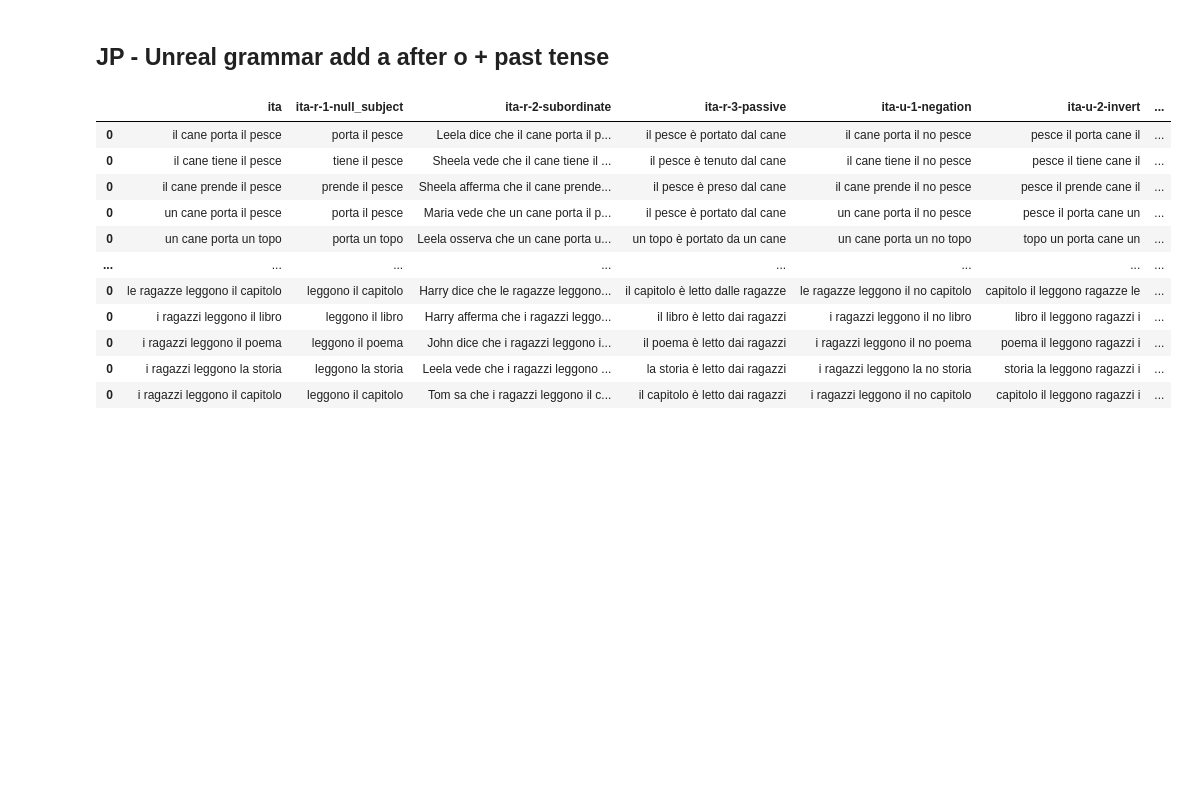
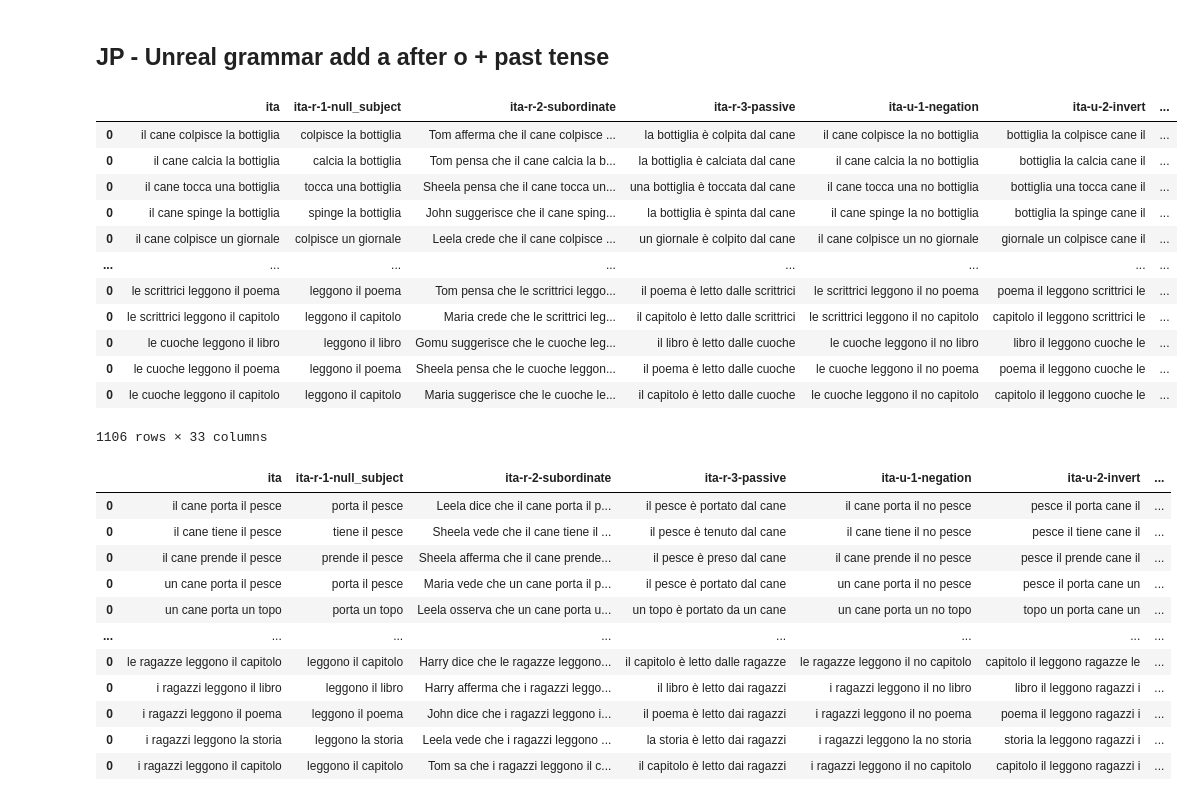
Before and after one commit to arunasank/disjoint-processing-llms, a Jupyter notebook: data-gen/gen-imp-grammars.ipynb, the cells around one changed output. Saved outputs shown, nothing was run; the diff lists cells and outputs as text; code cells hidden in the pictures; blank space fills up the shorter version.

```diff
--- a/data-gen/gen-imp-grammars.ipynb
+++ b/data-gen/gen-imp-grammars.ipynb
@@ -908,9 +965,9 @@ df
 # %% [markdown]
 ## JP real grammar 3 (Subordinate construction)
 # %%
-df['jp-r-3-subordinate'] = df.progress_apply(lambda row: " ".join([row["en-r-1-subordinate"].split(" ")[0]] + ["wa"] + row["en-r-1-subordinate"].split(" ")[3:5] + ["ga"] + row["en-r-1-subordinate"].split(" ")[-2:]  + ["o"] + [row["en-r-1-subordinate"].split(" ")[5]] + ["to"] + [row["en-r-1-subordinate"].split(" ")[1]]), axis=1)
+df['jp-r-3-subordinate'] = df.progress_apply(lambda row: " ".join([row["en-r-1-subordinate"].split(" ")[0]] + ["wa"] + row["en-r-1-subordinate"].split(" ")[3:5] + ["ga"] + row["en-r-1-subordinate"].split(" ")[-2:]  + ["o"] + [row["en-r-1-subordinate"].split(" ")[5]] + ["to"] + [row["en-r-1-subordinate"].split(" ")[1][:-1]]), axis=1)
 
-# df['jap-r-3-subordinate'] = df.progress_apply(lambda row: f'{nounDict_jp[row["jp-r-2-passive"].split(" ")[1]]} {particleDict_jp["wa"]} {nounDict_jp[row["jp-r-2-passive"].split(" ")[4]]} {particleDict_jp["ni"]} {passiveDict_jp[verbDict_jp[row["jp-r-2-passive"].split(" ")[-2]]]}' , axis=1)
+df['jap-r-3-subordinate'] = df.progress_apply(lambda row: f'{nameDict_jp[row["jp-r-3-subordinate"].split(" ")[0]]} {particleDict_jp["wa"]} {row["jap-r-1-sov"].replace(particleDict_jp["wa"],particleDict_jp["ga"])} {particleDict_jp["to"]} {subordinateDict_jp[" ".join(row["jp-r-3-subordinate"].split(" ")[-2:])]}' , axis=1)
 # %% [markdown]
 ## JP - Unreal grammar 1:Add a negation at the end of the object in the real-jp-1 sentence
 # %%
@@ -943,6 +1000,23 @@ df
 ## JP - Unreal grammar add a after o + past tense
 # %%
 df['jp-u-3-past-tense'] = df.progress_apply(lambda row: " ".join(row['jp-r-1-sov'].split(" ")[:-2] + [' o-ta '] + [infinitive[row['jp-r-1-sov'].split(" ")[-1]]]), axis=1)
+df['jap-u-3-past-tense'] = df.progress_apply(lambda row: f'{" ".join(row['jap-r-1-sov'].split(" ")[:-2])} {particleDict_jp['o']}-{particleDict_jp['ta']} {row['jap-r-1-sov'].split(" ")[-1]}', axis=1)
+# %%
+df
+# %% [output]
+|  | ita | ita-r-1-null_subject | ita-r-2-subordinate | ita-r-3-passive | ita-u-1-negation | ita-u-2-invert | ... |
+| 0 | il cane colpisce la bottiglia | colpisce la bottiglia | Tom afferma che il cane colpisce ... | la bottiglia è colpita dal cane | il cane colpisce la no bottiglia | bottiglia la colpisce cane il | ... |
+| 0 | il cane calcia la bottiglia | calcia la bottiglia | Tom pensa che il cane calcia la b... | la bottiglia è calciata dal cane | il cane calcia la no bottiglia | bottiglia la calcia cane il | ... |
+| 0 | il cane tocca una bottiglia | tocca una bottiglia | Sheela pensa che il cane tocca un... | una bottiglia è toccata dal cane | il cane tocca una no bottiglia | bottiglia una tocca cane il | ... |
+| 0 | il cane spinge la bottiglia | spinge la bottiglia | John suggerisce che il cane sping... | la bottiglia è spinta dal cane | il cane spinge la no bottiglia | bottiglia la spinge cane il | ... |
+| 0 | il cane colpisce un giornale | colpisce un giornale | Leela crede che il cane colpisce ... | un giornale è colpito dal cane | il cane colpisce un no giornale | giornale un colpisce cane il | ... |
+| ... | ... | ... | ... | ... | ... | ... | ... |
+| 0 | le scrittrici leggono il poema | leggono il poema | Tom pensa che le scrittrici leggo... | il poema è letto dalle scrittrici | le scrittrici leggono il no poema | poema il leggono scrittrici le | ... |
+| 0 | le scrittrici leggono il capitolo | leggono il capitolo | Maria crede che le scrittrici leg... | il capitolo è letto dalle scrittrici | le scrittrici leggono il no capitolo | capitolo il leggono scrittrici le | ... |
+| 0 | le cuoche leggono il libro | leggono il libro | Gomu suggerisce che le cuoche leg... | il libro è letto dalle cuoche | le cuoche leggono il no libro | libro il leggono cuoche le | ... |
+| 0 | le cuoche leggono il poema | leggono il poema | Sheela pensa che le cuoche leggon... | il poema è letto dalle cuoche | le cuoche leggono il no poema | poema il leggono cuoche le | ... |
+| 0 | le cuoche leggono il capitolo | leggono il capitolo | Maria suggerisce che le cuoche le... | il capitolo è letto dalle cuoche | le cuoche leggono il no capitolo | capitolo il leggono cuoche le | ... |
+1106 rows × 33 columns
 # %%
 df
 # %% [output]
```
Also changed, not shown: parts of 8 cells of this notebook, 4 other files.
